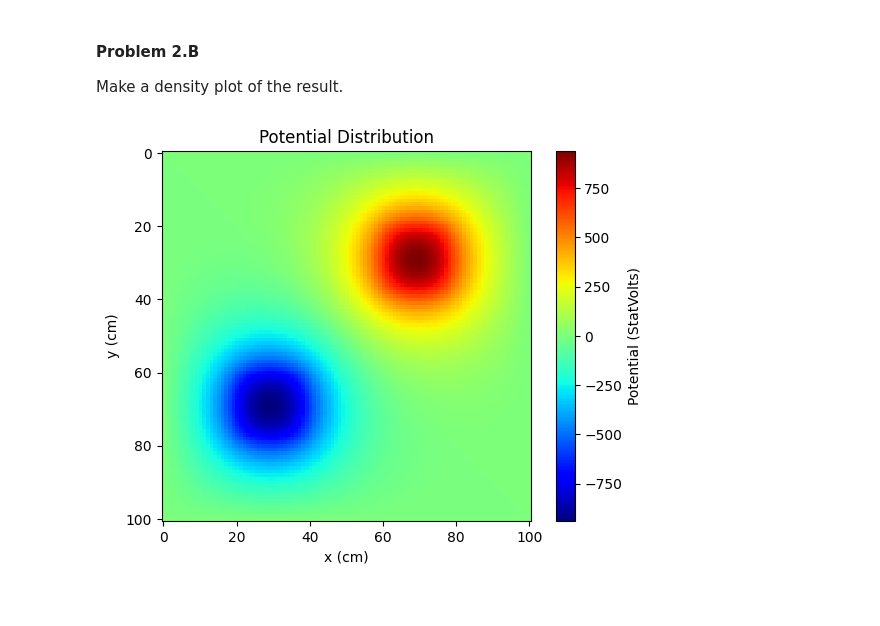
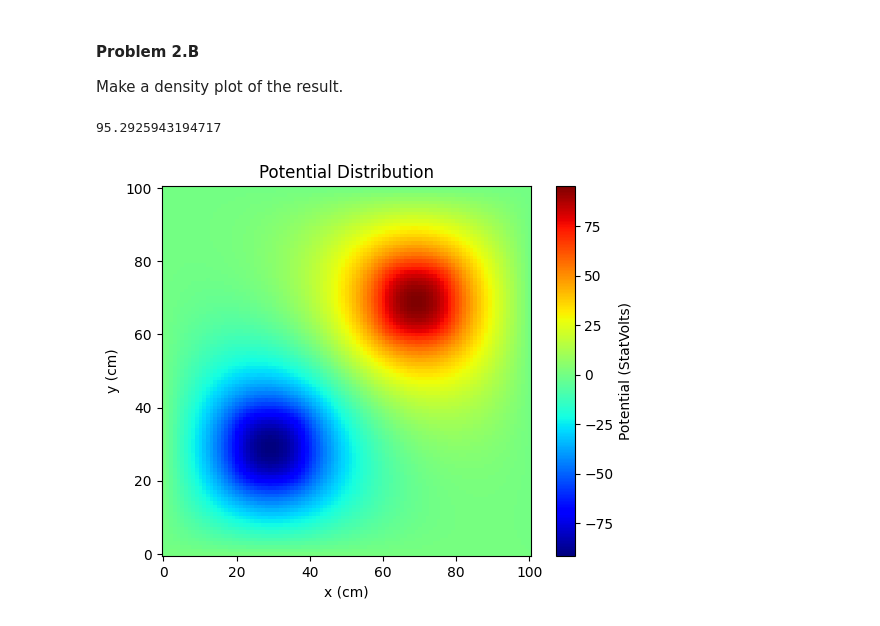
Before and after one commit to stanieldev/RIT-Physics-Lab-Spring-2025, a Jupyter notebook: Assignment_6A/assignment.ipynb, the cells around one changed output. Drawn from its saved outputs; the diff is of its cells as text; code cells hidden in the pictures.

```diff
--- a/Assignment_6A/assignment.ipynb
+++ b/Assignment_6A/assignment.ipynb
@@ -71,14 +86,17 @@ $$\vec\nabla^2\phi=-4\pi\rho$$
 import numpy as np
 
 # Function to iterate the potential array
-def iterate(potential, charge) -> np.ndarray:
-    new_potentials = potential.copy()
-    N, M = potential.shape
-    for i in range(1, N-1):
-        for j in range(1, M-1):
-            new_potentials[i, j] = (1+ω)*(potential[i-1, j] + potential[i+1, j] + potential[i, j-1] + potential[i, j+1])/4 - ω * potential[i, j]
-            new_potentials[i, j] += np.pi * Δx**2 * charge[i, j]
-    return new_potentials
+def iterate_with_charge(potential: np.ndarray, charge: np.ndarray, tolerance: float, max_iterations: int|None=None) -> None:
+    for _ in range(max_iterations):
+        old_potentials = potential.copy()
+        potential[1:-1, 1:-1] = (1+ω)* 0.25 * (
+            potential[:-2, 1:-1] + potential[2:, 1:-1] +
+            potential[1:-1, :-2] + potential[1:-1, 2:]
+        ) + ω * potential[1:-1, 1:-1] + (1+ω) * np.pi * Δx**2 * charge[1:-1, 1:-1]
+        if np.all(np.abs(potential - old_potentials) < tolerance):
+            break
+    else:
+        print("Max Iterations Reached")
 
 # Problem Parameters
 L  = 100         # cm, Length of the Rod
@@ -86,30 +104,32 @@ L  = 100         # cm, Length of the Rod
 N  = int(L/Δx)+1 # Number of Grid Points
 ω  = 0.0         # Relaxation Parameter
 
+# Create the charge array
+Q = 1/(4*np.pi)
+charge = np.zeros((N, N))
+charge[20:39, 20:39] = -Q
+charge[60:79, 60:79] = +Q
+
 # Create the potential array
 potential = np.zeros((N, N))
-
-# Create the charge array
-Q = 1
-charge = np.zeros((N, N))
-charge[20:39, 60:79] = +Q
-charge[60:79, 20:39] = -Q
+potential[0,:] = 1  # Set the top to 1 statvolt (in SI units)
 
 # Iterate the potential array steps
-for i in range(2_000):
-    potential = iterate(potential, charge)
+iterate_with_charge(potential, charge, 1e-6, 100_000)
 # %% [markdown]
 #### Problem 2.B
 Make a density plot of the result.
 # %%
 # Plot the potential array
 import matplotlib.pyplot as plt
 plt.imshow(potential, cmap='jet', interpolation='nearest')
 plt.title('Potential Distribution')
 plt.xlabel('x (cm)')
 plt.ylabel('y (cm)')
+plt.gca().invert_yaxis()
 cbar = plt.colorbar()
 cbar.set_label('Potential (StatVolts)')
 plt.show()
 # %% [output]
+95.2925943194717
-[figure, old version]
+[figure, new version]
```
Also changed, not shown: parts of 2 cells of this notebook, 3 other files.
